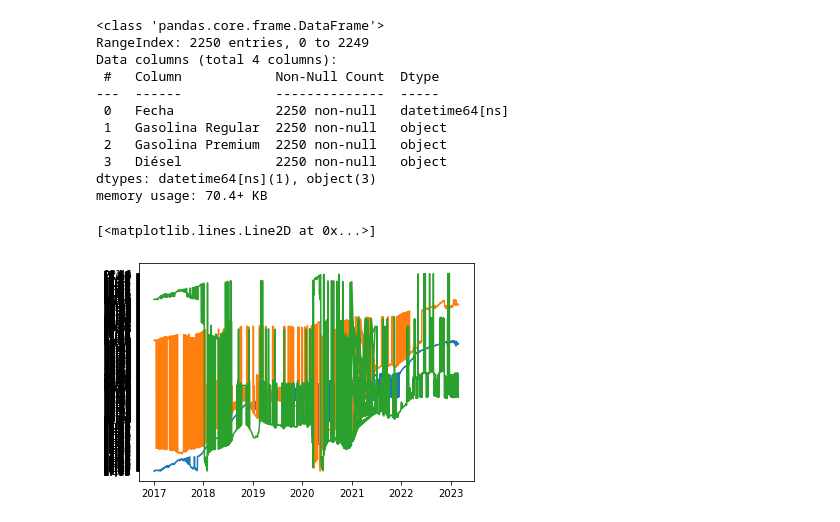
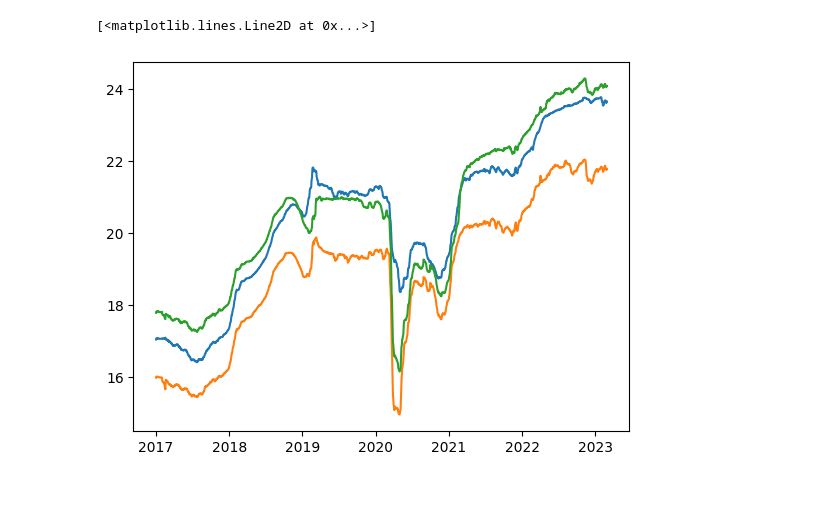
Before and after one commit to AltamarMx/ContandoHistoriasDatos_taller, a Jupyter notebook: notebooks/Serch/Historia_1.ipynb, the cells around one changed output. Cells and saved outputs as stored; diff of their text form; code cells hidden in the pictures; blank space fills up the shorter version.

Commit message:
formato de fechas

```diff
--- a/notebooks/Serch/Historia_1.ipynb
+++ b/notebooks/Serch/Historia_1.ipynb
@@ -3,10 +3,15 @@ import matplotlib.pyplot as plt
 import pandas as pd
 import numpy as np
 # %%
-f  = "../data/Precios_combustible.csv"
+f  = "../../data/Precios_combustible.csv"
 
-df = pd.read_csv(f,)
-df.set_index(["Fecha"])
-df.Fecha = pd.to_datetime(df.Fecha,format = "%d/%m/%Y")
-df.set_index(["Fecha"])
+df = pd.read_csv(f,skiprows=[0],names=["fecha","reg","prem","diesel"])
+df.fecha = pd.to_datetime(df.fecha,format="%d/%m/%Y")
+df.reg = df.reg.str.replace(",",".").astype("float")
+df.prem = df.prem.str.replace(",",".").astype("float")
+df.diesel = df.diesel.str.replace(",",".").astype("float")
+df.set_index("fecha",inplace=True)
+df = df.sort_index()
+
+df.info()
 # %% [output]
@@ -27,22 +28,8 @@ df.set_index(["Fecha"])
-# %%
-df.info()
-# %% [output]
-<class 'pandas.core.frame.DataFrame'>
-RangeIndex: 2250 entries, 0 to 2249
-Data columns (total 4 columns):
- #   Column            Non-Null Count  Dtype
----  ------            --------------  -----
- 0   Fecha             2250 non-null   datetime64[ns]
- 1   Gasolina Regular  2250 non-null   object
- 2   Gasolina Premium  2250 non-null   object
- 3   Diésel            2250 non-null   object
-dtypes: datetime64[ns](1), object(3)
-memory usage: 70.4+ KB
 # %%
 fig, ax = plt.subplots()  # Create a figure containing a single axes.
-ax.plot(df.Fecha , df.Diésel)
-ax.plot(df.Fecha, df["Gasolina Premium"])
-ax.plot(df.Fecha, df["Gasolina Regular"])
+ax.plot( df.diesel)
+ax.plot( df.reg)
+ax.plot( df.prem)
 # %% [output]
 [<matplotlib.lines.Line2D at 0x...>]
-[figure, old version]
+[figure, new version]
```
Also changed, not shown: parts of 1 cell of this notebook, 4 other files.
